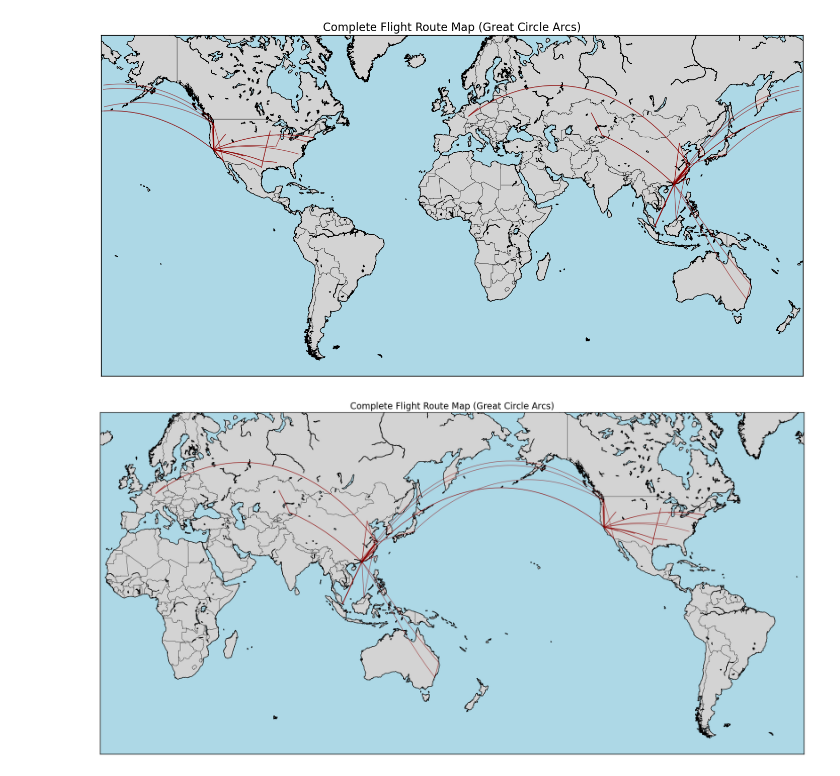
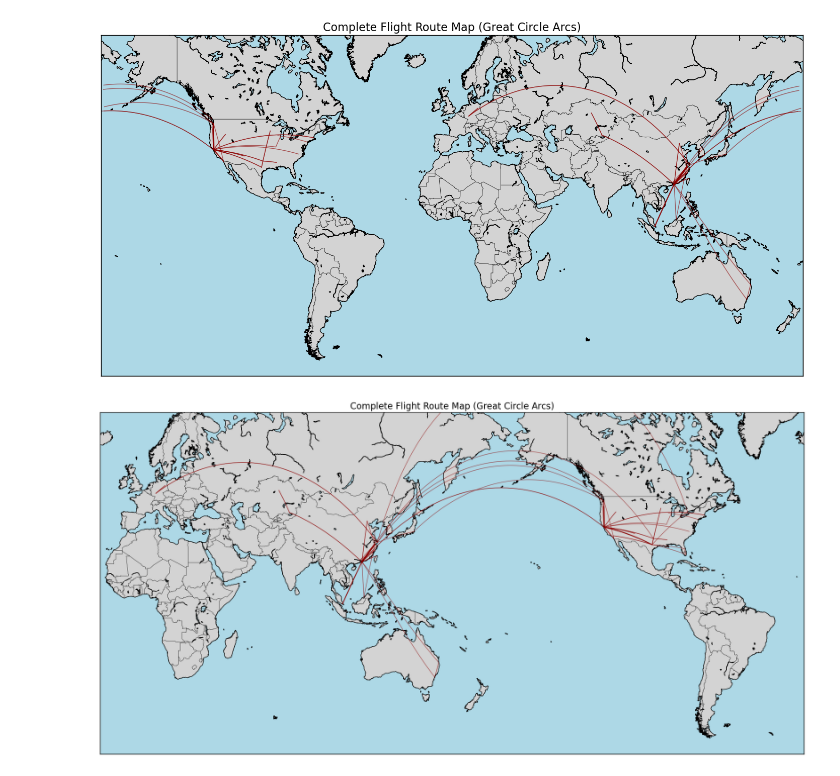
Before and after one commit to xyaoaf/flight-route-map, a Jupyter notebook: flight_route_map_interactive.ipynb, the cells around one changed output. Saved outputs shown, nothing was run; the diff lists cells and outputs as text; code cells hidden in the pictures.

```diff
--- a/flight_route_map_interactive.ipynb
+++ b/flight_route_map_interactive.ipynb
@@ -128,6 +128,9 @@ airport_coords = {
     "SZX": (113.8107, 22.6393), "NRT": (140.3929, 35.7668), "BWN": (114.9283, 4.9442),
     "MFM": (113.5925, 22.1496), "ABQ": (-106.6092, 35.0496), "MSP": (-93.2218, 44.8848),
     "AUS": (-97.6699, 30.1945), "IAH": (-95.3414, 29.9844), "HOU": (-95.2789, 29.6454),
+    "MIA": (-80.2906, 25.7959), "JFK": (-73.7781, 40.6413), "LHR": (-0.4543, 51.4700),
+    "MCO": (-81.3081, 28.4312), "ONT": (-117.6000, 34.0556), "YVR": (-123.1830, 49.1951),
+    "YYZ": (-79.6306, 43.6777)
 }
 
 # STEP 3: Count route frequencies (for line width/alpha)
@@ -182,31 +185,31 @@ def plot_gc_segmented(lon1, lat1, lon2, lat2, lw=1.0, alpha=0.6, npts=80):
         if prev is not None and abs(L - prev) > 180:  # crossed the seam → flush previous segment
             if seg_lons:
                 x, y = m(seg_lons, seg_lats)
                 m.plot(x, y, linewidth=lw, color='darkred', alpha=alpha)
             seg_lons, seg_lats = [], []
         seg_lons.append(L)
         seg_lats.append(A)
         prev = L
 
     # flush last segment
     if seg_lons:
         x, y = m(seg_lons, seg_lats)
         m.plot(x, y, linewidth=lw, color='darkred', alpha=alpha)
 
 # STEP 6: Plot routes with frequency-based styling
 for (origin, dest), count in route_counts.items():
     if origin in airport_coords and dest in airport_coords:
         lon1, lat1 = airport_coords[origin]
         lon2, lat2 = airport_coords[dest]
         lw = 1 + 0.5 * (count - 1)
         a  = 0.5 + 0.1 * min(count, 5)
         try:
             plot_gc_segmented(lon1, lat1, lon2, lat2, lw=lw, alpha=a)
         except Exception as e:
             print(f"[WARN] failed to plot {origin}->{dest}: {e}")
 
 plt.title("Complete Flight Route Map (Great Circle Arcs)", fontsize=16)
 plt.tight_layout()
 plt.show()
 # %% [output]
-[figure, old version]
+[figure, new version]
```
Also changed, not shown: 1 other file.
